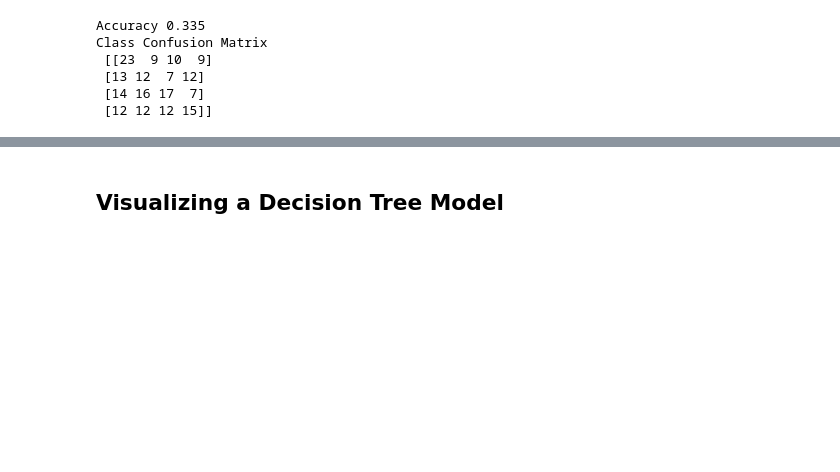
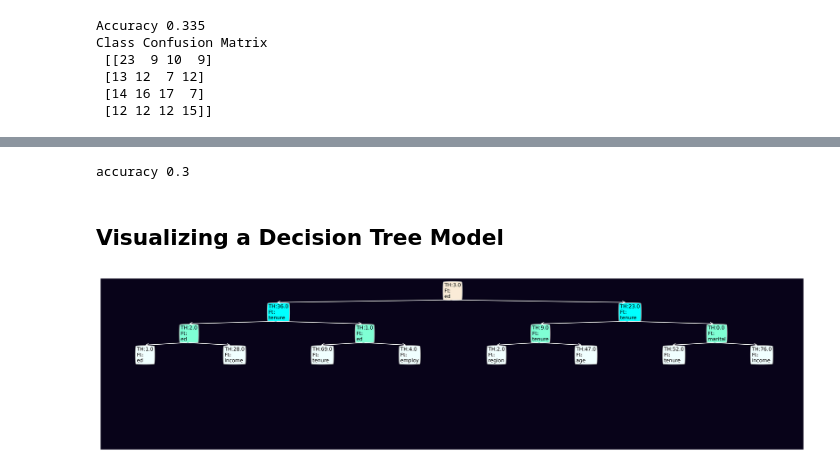
Before and after one commit to yusufani/YTU_Decision_Tree_Example, a Jupyter notebook: Trees and Forests.ipynb, the cells around one changed output, grey strips where cells are left out. Saved outputs shown, nothing was run; the diff lists cells and outputs as text; code cells hidden in the pictures; blank space fills up the shorter version.

```diff
--- a/Trees and Forests.ipynb
+++ b/Trees and Forests.ipynb
@@ -53,7 +53,9 @@ Index(['region', 'tenure', 'age', 'marital', 'address', 'income', 'ed',
 # %% [markdown]
 To use scikit-learn library, we have to convert the Pandas data frame to a Numpy array:
 # %%
-X = df[['region', 'tenure','age', 'marital', 'address', 'income', 'ed', 'employ','retire', 'gender', 'reside']] .values  #.astype(float)
+column_names = ['region', 'tenure', 'age', 'marital', 'address', 'income', 'ed', 'employ', 'retire', 'gender',
+                'reside']
+X = df[column_names].values  # .astype(float)
 X[0:5]
 # %% [output]
 array([[  2.,  13.,  44.,   1.,   9.,  64.,   4.,   5.,   0.,   0.,   2.],
@@ -145,5 +135,0 @@ def calculate_entropy(df_label):
-# %%
-class DecisionTree():
-    def __init__(self):
-        self.tree = create_tree()
-    def create_tree():
@@ -163,15 +360,24 @@ decision_tree = create_decision_tree(df,df,features,label,parent)
+# %%
+dec_tree = DecisionTree()
+
+dec_tree.fit(X_train, y_train)
+
+dec_tree.predict(X_test, y_test)
+# %% [output]
+accuracy 0.3
 # %% [markdown]
 
 
 ##  Visualizing a Decision Tree Model
 # %%
-import pydotplus
-from sklearn.tree import DecisionTreeClassifier
-from IPython.display import Image
-from sklearn import tree
+#import pydotplus
+#from sklearn.tree import DecisionTreeClassifier
+#from IPython.display import Image
+#from sklearn import tree
 
 
 ## Write your own code to visualize tree with 4 levels
-....
-....
-....
+# Did not use any extra lib for visualise
+dec_tree.visualize_tree(column_names , max_depth=4)
+# %% [output]
+[figure, added]
```
Also changed, not shown: parts of 6 cells of this notebook, 2 other files.
